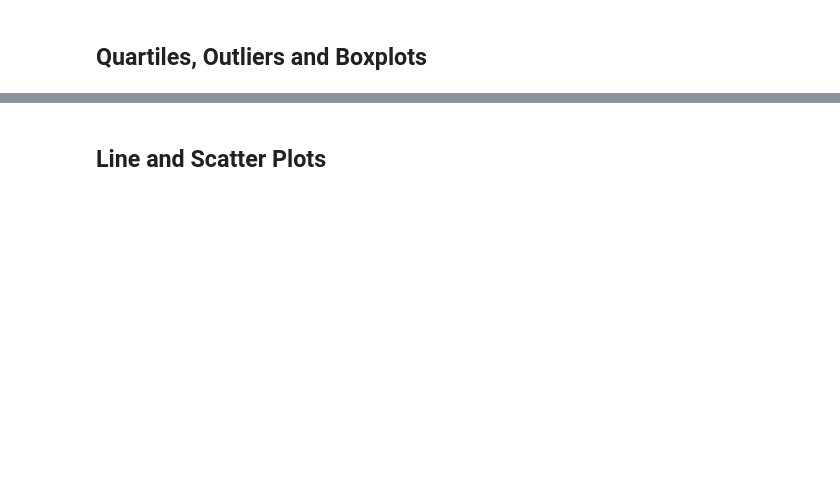
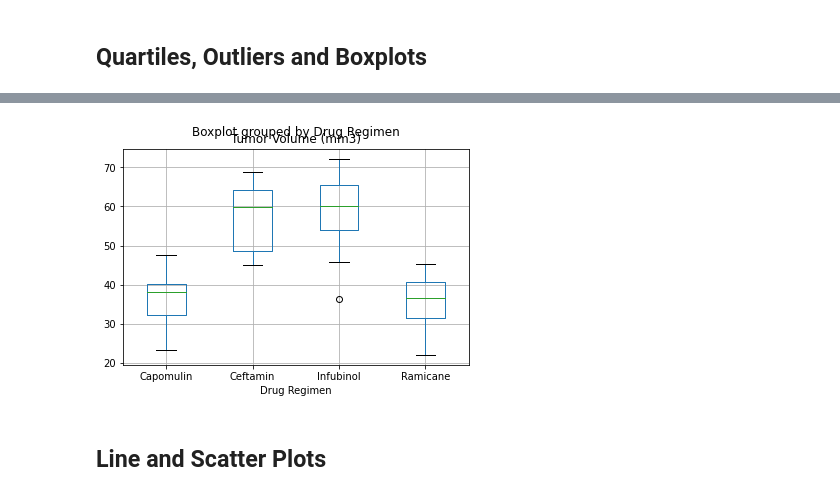
Before and after one commit to sunnyrvd27/matplotlib-challenge, a Jupyter notebook: starter.ipynb, the cells around one changed output, grey strips where cells are left out. Saved outputs shown, nothing was run; the diff lists cells and outputs as text; code cells hidden in the pictures; blank space fills up the shorter version.

```diff
--- a/starter.ipynb
+++ b/starter.ipynb
@@ -186,7 +252,17 @@ plt.show()
 # Calculate the final tumor volume of each mouse across four of the treatment regimens:
 # Capomulin, Ramicane, Infubinol, and Ceftamin
 
+trmt_regimen = clean_dataset.loc[(clean_dataset['Drug Regimen'] == 'Capomulin') | (clean_dataset['Drug Regimen'] == 'Ramicane') | (clean_dataset['Drug Regimen'] == 'Infubinol') | (clean_dataset['Drug Regimen'] == 'Ceftamin')]
+#trmt_regimen
 # Start by getting the last (greatest) timepoint for each mouse
+
+last_timepoint = clean_dataset.groupby(['Mouse ID']).agg({'Timepoint':['max']})
+last_timepoint.columns = last_timepoint.columns.droplevel(0)
+final_timepoint = last_timepoint.rename(columns={"max": "Timepoint"})
+final_timepoint
+
+final_tumor_vol = pd.merge(trmt_regimen, final_timepoint, on = ['Mouse ID','Timepoint'], how = 'inner')
+final_tumor_vol.tail(20)
 
 
 # Merge this group df with the original dataframe to get the tumor volume at the last timepoint
@@ -209,6 +303,13 @@ plt.show()
     # Determine outliers using upper and lower bounds
 # %%
 # Generate a box plot of the final tumor volume of each mouse across four regimens of interest
+
+
+final_tumor_vol.boxplot(column = 'Tumor Volume (mm3)', by = 'Drug Regimen')
+
+plt.show()
+# %% [output]
+[figure, added]
 # %% [markdown]
 ## Line and Scatter Plots
 # %%
```
Also changed, not shown: parts of 12 cells of this notebook.
